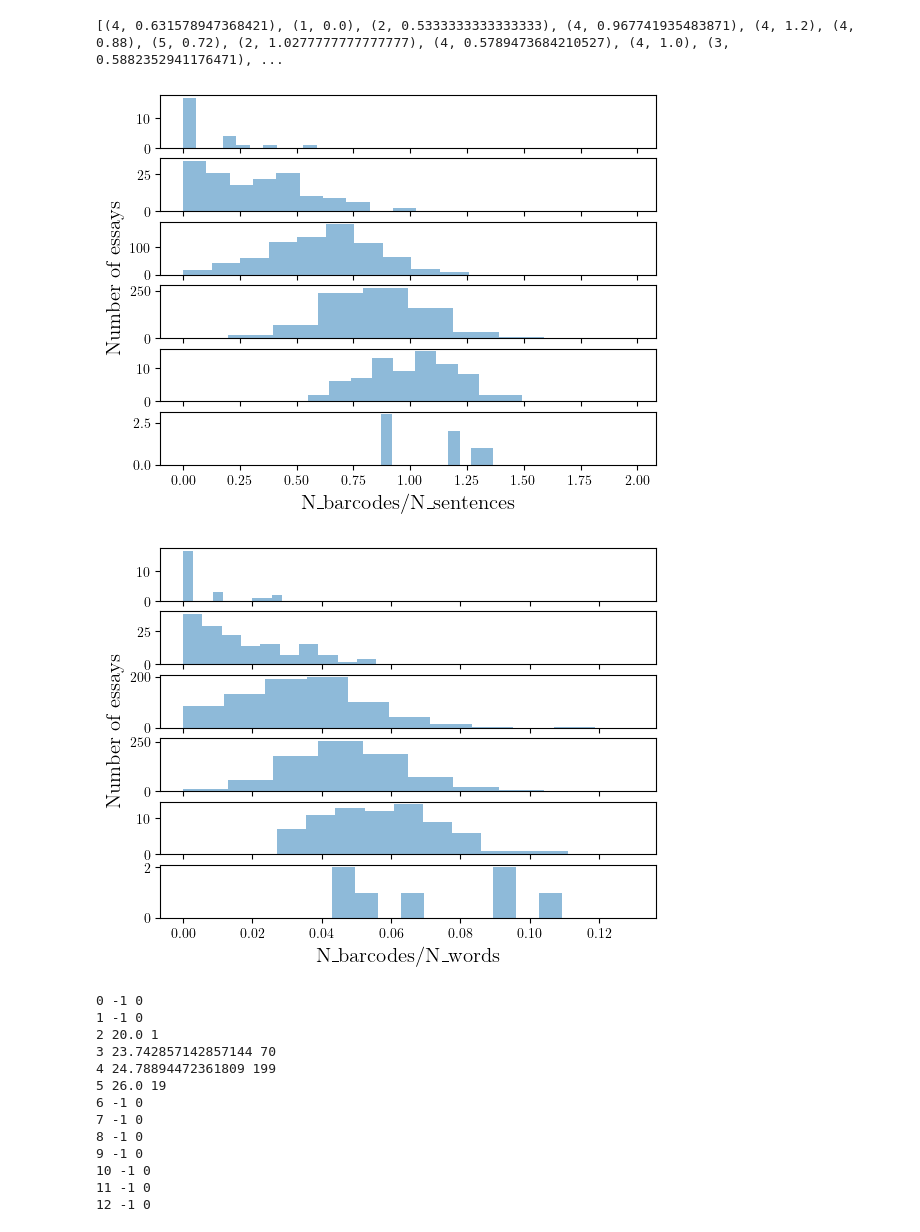
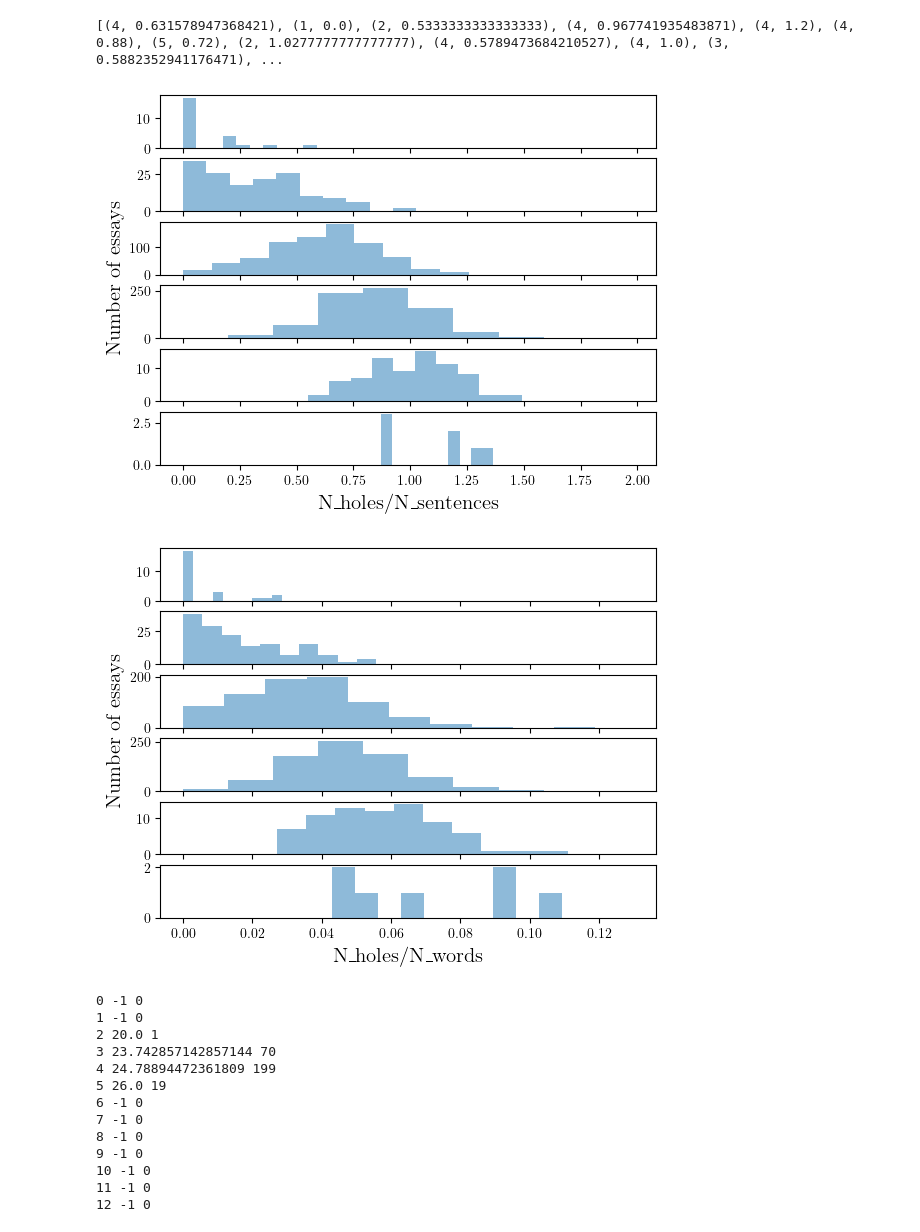
Before and after one commit to egretwAlker/ueprojet, a Jupyter notebook: tda/tdasem5.ipynb, the cells around one changed output. Cells and saved outputs as stored; diff of their text form; code cells hidden in the pictures.

```diff
--- a/tda/tdasem5.ipynb
+++ b/tda/tdasem5.ipynb
@@ -96,7 +96,7 @@ def myshow():
         filtered_points = [p[1] for p in notes_d1 if p[0] == y]
         axs[i].hist(filtered_points, alpha=0.5)
 
-    plt.xlabel('Number of barcodes of dim 1 with the grades 1 to 6', fontsize=15)
+    plt.xlabel('Number of holes with the grades 1 to 6 (up to bottom)', fontsize=15)
     fig.text(0.04, 0.5, 'Number of essays', va='center', rotation='vertical', fontsize=15)
 
     plt.show()
@@ -117,22 +117,22 @@ print(notes_ad1)
 # %%
 def myshow():
     global notes_ad1
     y_values = set([p[0] for p in notes_ad1])  # Get unique y values
 
     num_subplots = len(y_values)
     fig, axs = plt.subplots(num_subplots, 1, sharex=True)
 
     for i, y in enumerate(y_values):
         filtered_points = [p[1] for p in notes_ad1 if p[0] == y]
         axs[i].hist(filtered_points, alpha=0.5)
 
-    plt.xlabel('N_barcodes/N_sentences', fontsize=15)
+    plt.xlabel('N_holes/N_sentences', fontsize=15)
     fig.text(0.04, 0.5, 'Number of essays', va='center', rotation='vertical', fontsize=15)
 
     plt.show()
 myshow()
 # %% [output]
-[figure, old version]
+[figure, new version]
 # %%
 notes_ad1 = [(pairs[i][0], notes_d1[i][1]/len(pairs[i][1].split()))
              for i in range(len(pairs))]
@@ -148,13 +148,13 @@ def myshow():
         filtered_points = [p[1] for p in notes_ad1 if p[0] == y]
         axs[i].hist(filtered_points, alpha=0.5)
 
-    plt.xlabel('N_barcodes/N_words', fontsize=15)
+    plt.xlabel('N_holes/N_words', fontsize=15)
     fig.text(0.04, 0.5, 'Number of essays', va='center', rotation='vertical', fontsize=15)
 
     plt.show()
 myshow()
 # %% [output]
-[figure, old version]
+[figure, new version]
 # %%
 cnt = [0]*13
 sm = [0]*13
```
Also changed, not shown: parts of 1 cell of this notebook, 7 other files.
